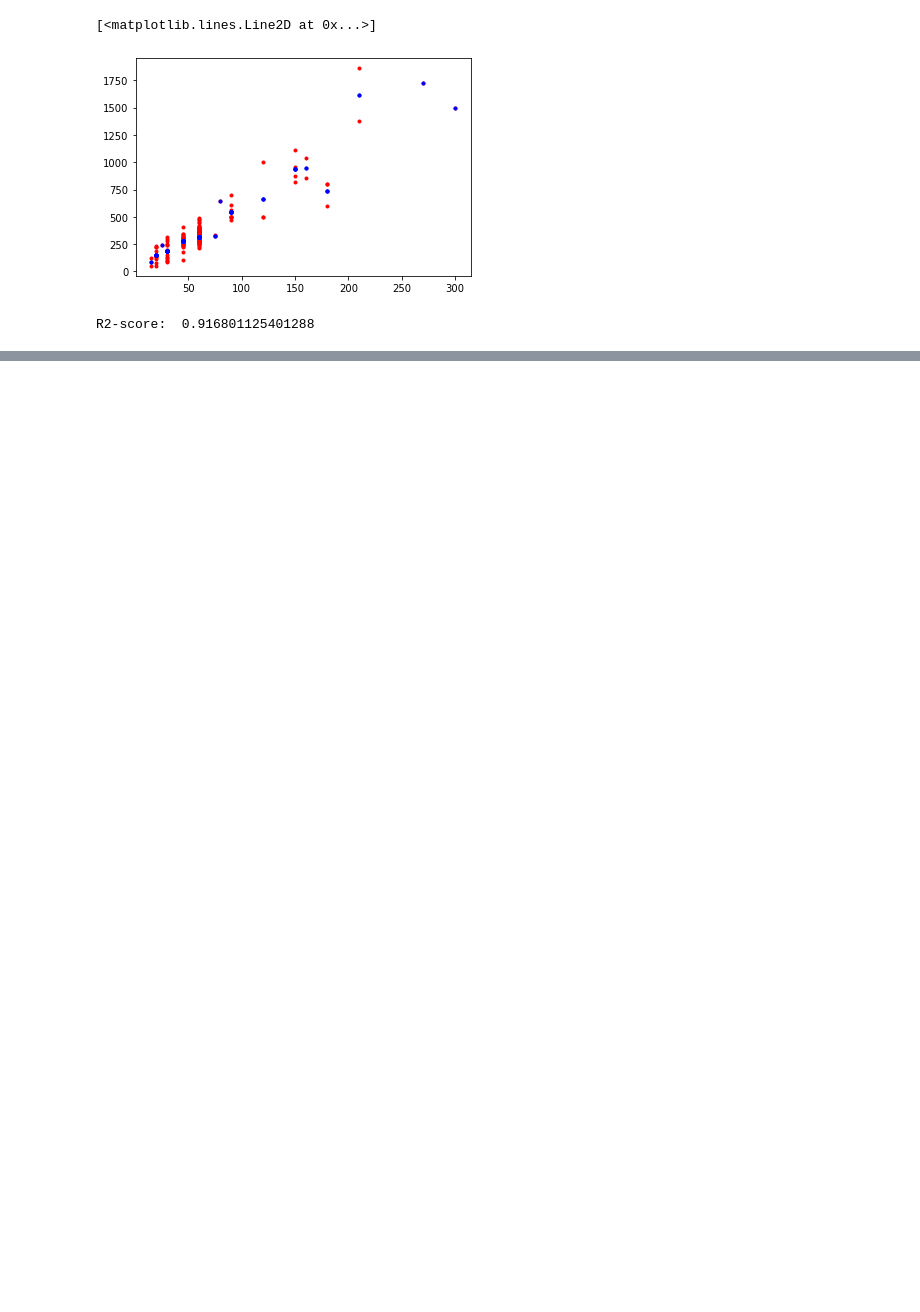
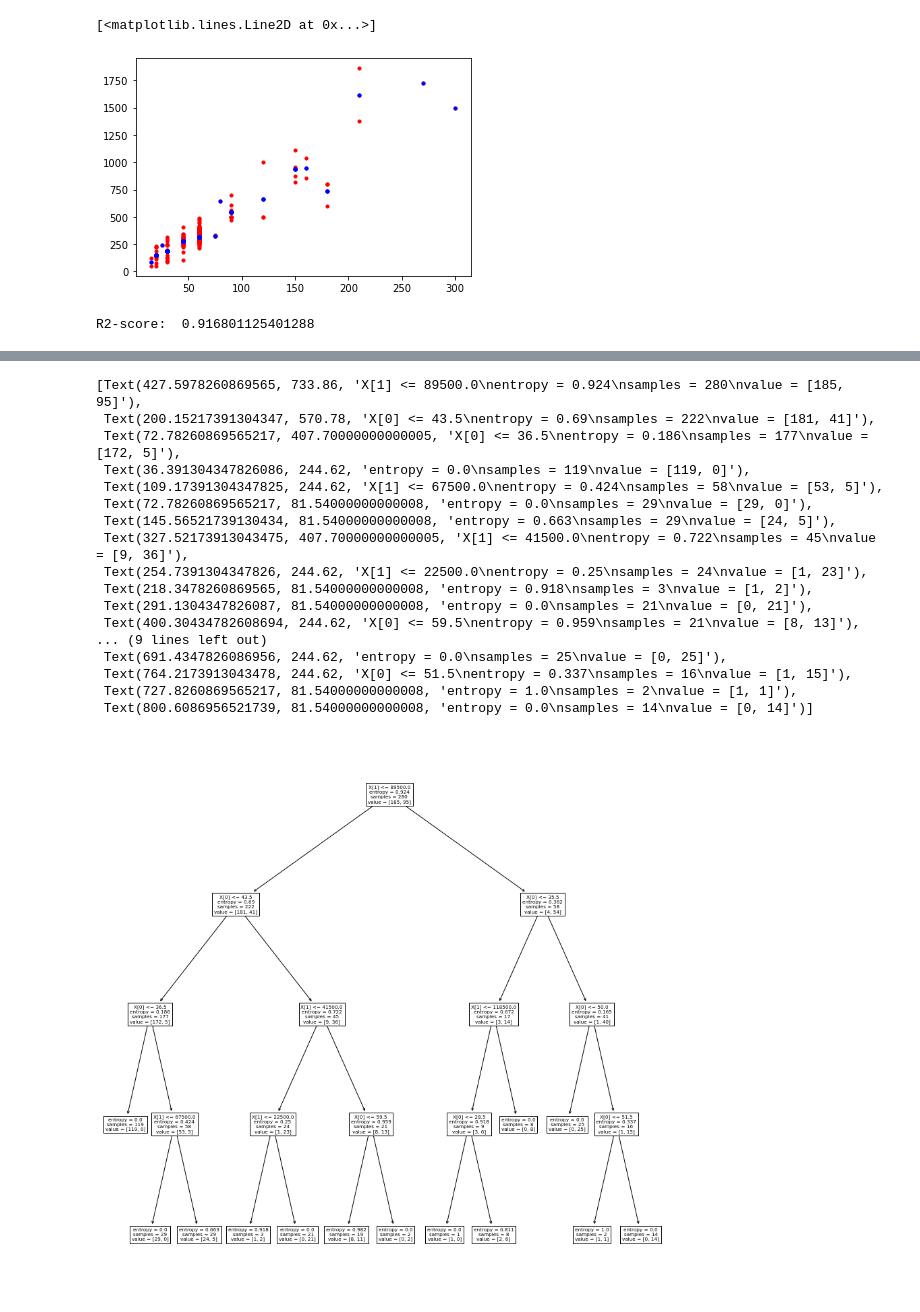
Before and after one commit to leodrivera/Leo_Notebooks, a Jupyter notebook: Semana7/Semana7.ipynb, the cells around one changed output, grey strips where cells are left out. Drawn from its saved outputs; the diff is of its cells as text; code cells hidden in the pictures; blank space fills up the shorter version.

```diff
--- a/Semana7/Semana7.ipynb
+++ b/Semana7/Semana7.ipynb
@@ -356,0 +563,4 @@ R2-score:  0.916801125401288
+# %%
+y = df_social.Purchased
+# %%
+X_train, X_test, y_train, y_test = train_test_split(X, y, test_size=0.3, random_state=1)
@@ -356,0 +569,26 @@ R2-score:  0.916801125401288
+# %%
+dTree = DecisionTreeClassifier(criterion="entropy", max_depth = 4)
+# %%
+dTree = dTree.fit(X_train,y_train)
+# %%
+plt.figure(figsize=(15,15))
+plot_tree(dTree)
+# %% [output]
+[Text(427.5978260869565, 733.86, 'X[1] <= 89500.0\nentropy = 0.924\nsamples = 280\nvalue = [185, 95]'),
+ Text(200.15217391304347, 570.78, 'X[0] <= 43.5\nentropy = 0.69\nsamples = 222\nvalue = [181, 41]'),
+ Text(72.78260869565217, 407.70000000000005, 'X[0] <= 36.5\nentropy = 0.186\nsamples = 177\nvalue = [172, 5]'),
+ Text(36.391304347826086, 244.62, 'entropy = 0.0\nsamples = 119\nvalue = [119, 0]'),
+ Text(109.17391304347825, 244.62, 'X[1] <= 67500.0\nentropy = 0.424\nsamples = 58\nvalue = [53, 5]'),
+ Text(72.78260869565217, 81.54000000000008, 'entropy = 0.0\nsamples = 29\nvalue = [29, 0]'),
+ Text(145.56521739130434, 81.54000000000008, 'entropy = 0.663\nsamples = 29\nvalue = [24, 5]'),
+ Text(327.52173913043475, 407.70000000000005, 'X[1] <= 41500.0\nentropy = 0.722\nsamples = 45\nvalue = [9, 36]'),
+ Text(254.7391304347826, 244.62, 'X[1] <= 22500.0\nentropy = 0.25\nsamples = 24\nvalue = [1, 23]'),
+ Text(218.3478260869565, 81.54000000000008, 'entropy = 0.918\nsamples = 3\nvalue = [1, 2]'),
+ Text(291.1304347826087, 81.54000000000008, 'entropy = 0.0\nsamples = 21\nvalue = [0, 21]'),
+ Text(400.30434782608694, 244.62, 'X[0] <= 59.5\nentropy = 0.959\nsamples = 21\nvalue = [8, 13]'),
+... (9 lines left out)
+ Text(691.4347826086956, 244.62, 'entropy = 0.0\nsamples = 25\nvalue = [0, 25]'),
+ Text(764.2173913043478, 244.62, 'X[0] <= 51.5\nentropy = 0.337\nsamples = 16\nvalue = [1, 15]'),
+ Text(727.8260869565217, 81.54000000000008, 'entropy = 1.0\nsamples = 2\nvalue = [1, 1]'),
+ Text(800.6086956521739, 81.54000000000008, 'entropy = 0.0\nsamples = 14\nvalue = [0, 14]')]
+[figure, added]
```
Also changed, not shown: parts of 60 cells of this notebook, 2 other files.
